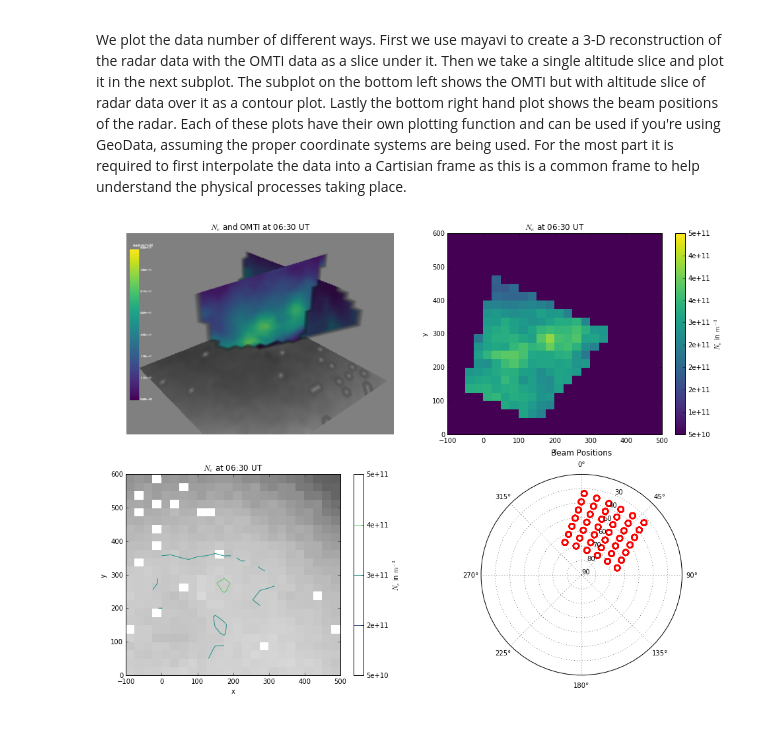
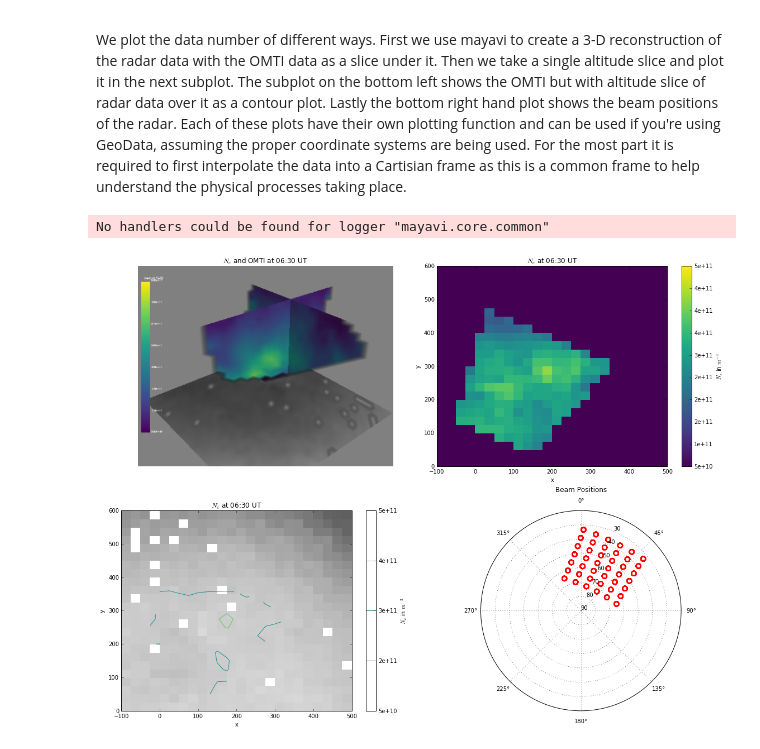
Before and after one commit to jswoboda/GeoDataPython, a Jupyter notebook: Examples/FusionExample.ipynb, the cells around one changed output. Saved outputs shown, nothing was run; the diff lists cells and outputs as text; code cells hidden in the pictures.

```diff
--- a/Examples/FusionExample.ipynb
+++ b/Examples/FusionExample.ipynb
@@ -95,31 +95,33 @@ try:
     arr = plot3Dslice(risr_classred, risrslices, vbounds[1],
                 time = risrtime,cmap='viridis',gkey = 'ne',fig=mfig,units = 'm^{-3}',colorbar = True,view=[50,60],outimage=True)
     titlestr1 = '$N_e$ and OMTI at $thm'
     newtitle = insertinfo(titlestr1,'',risr_classred.times[risrtime,0],risr_classred.times[risrtime,1])
 except Exception as e:
     logging.error('trouble with 3D plot  {}'.format(e))
 
 (figmplf, [[ax1,ax2],[ax3,ax4]]) = plt.subplots(2, 2,figsize=(16, 12), facecolor='w')
 
 try:
     ax1.imshow(arr)
     ax1.set_title(newtitle)
     ax1.axis('off')
 except:
     pass
 
 (slice2,cbar2) = slice2DGD(risr_classred,'z',300,vbounds[1],title='$N_e$ at $thm',
             time = risrtime,gkey = 'ne',fig=figmplf,ax=ax2)
 cbar2.set_label('$N_e$ in $m^{-3}$')
 
 (slice3,cbar3) = slice2DGD(omti,'z',omtislices[-1][0],vbounds[0],title='OMTI at $thm',
             time = omtitime,cmap='Greys',gkey = 'optical',fig=figmplf,ax=ax3,cbar=False)
 plt.hold(True)
 
 (slice4,cbar4) = contourGD(risr_classred,'z',300,vbounds[1],title='$N_e$ at $thm',
             time = risrtime,gkey = 'ne',fig=figmplf,ax=ax3)
 cbar4.set_label('$N_e$ in $m^{-3}$')
 ax4 = plt.subplot(2,2,4,polar=True)
 bmpos = plotbeamposGD(risr,fig=figmplf,ax=ax4)
+plt.tight_layout()
 # %% [output]
+No handlers could be found for logger "mayavi.core.common"
-[figure, old version]
+[figure, new version]
```
Also changed, not shown: parts of 3 cells of this notebook.
